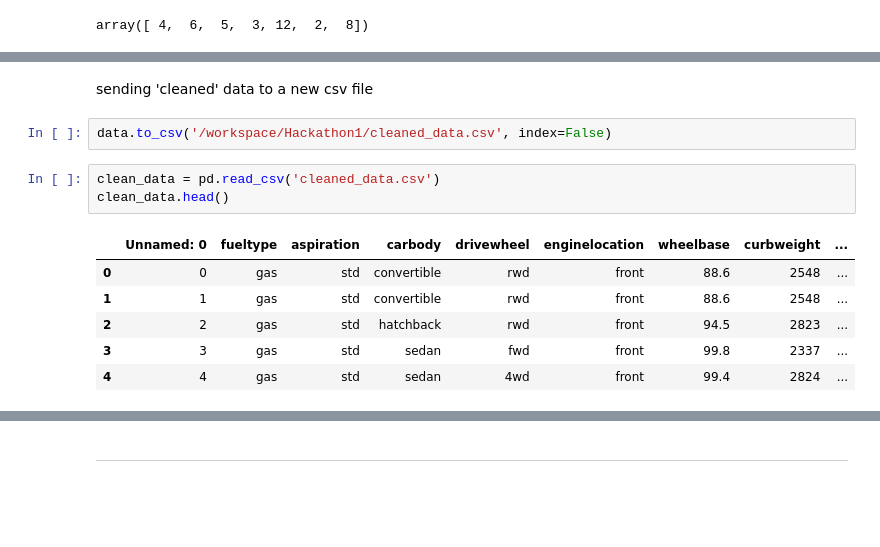
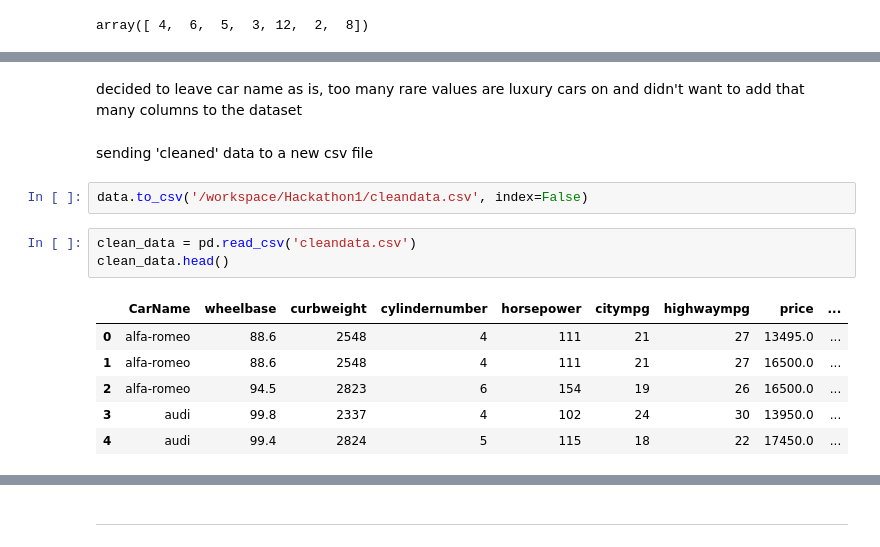
Before and after one commit to conormcdevitt/Hackathon1, a Jupyter notebook: jupyter_notebooks/Notebook_Template.ipynb, the cells around one changed output, grey strips where cells are left out. Drawn from its saved outputs; the diff is of its cells as text; blank space fills up the shorter version.

Commit message:
finished cleaning data and saved to new csv, updated readme

```diff
--- a/jupyter_notebooks/Notebook_Template.ipynb
+++ b/jupyter_notebooks/Notebook_Template.ipynb
@@ -288,14 +328,16 @@ data.head()
+# %% [markdown]
+decided to leave car name as is, too many rare values are luxury cars on and didn't want to add that many columns to the dataset
 # %% [markdown]
 sending 'cleaned' data to a new csv file
 # %%
-data.to_csv('/workspace/Hackathon1/cleaned_data.csv', index=False)
+data.to_csv('/workspace/Hackathon1/cleandata.csv', index=False)
 # %%
-clean_data = pd.read_csv('cleaned_data.csv')
+clean_data = pd.read_csv('cleandata.csv')
 clean_data.head()
 # %% [output]
-|  | Unnamed: 0 | fueltype | aspiration | carbody | drivewheel | enginelocation | wheelbase | curbweight | ... |
-| 0 | 0 | gas | std | convertible | rwd | front | 88.6 | 2548 | ... |
-| 1 | 1 | gas | std | convertible | rwd | front | 88.6 | 2548 | ... |
-| 2 | 2 | gas | std | hatchback | rwd | front | 94.5 | 2823 | ... |
-| 3 | 3 | gas | std | sedan | fwd | front | 99.8 | 2337 | ... |
-| 4 | 4 | gas | std | sedan | 4wd | front | 99.4 | 2824 | ... |
+|  | CarName | wheelbase | curbweight | cylindernumber | horsepower | citympg | highwaympg | price | ... |
+| 0 | alfa-romeo | 88.6 | 2548 | 4 | 111 | 21 | 27 | 13495.0 | ... |
+| 1 | alfa-romeo | 88.6 | 2548 | 4 | 111 | 21 | 27 | 16500.0 | ... |
+| 2 | alfa-romeo | 94.5 | 2823 | 6 | 154 | 19 | 26 | 16500.0 | ... |
+| 3 | audi | 99.8 | 2337 | 4 | 102 | 24 | 30 | 13950.0 | ... |
+| 4 | audi | 99.4 | 2824 | 5 | 115 | 18 | 22 | 17450.0 | ... |
```
Also changed, not shown: parts of 5 cells of this notebook, 2 other files.
